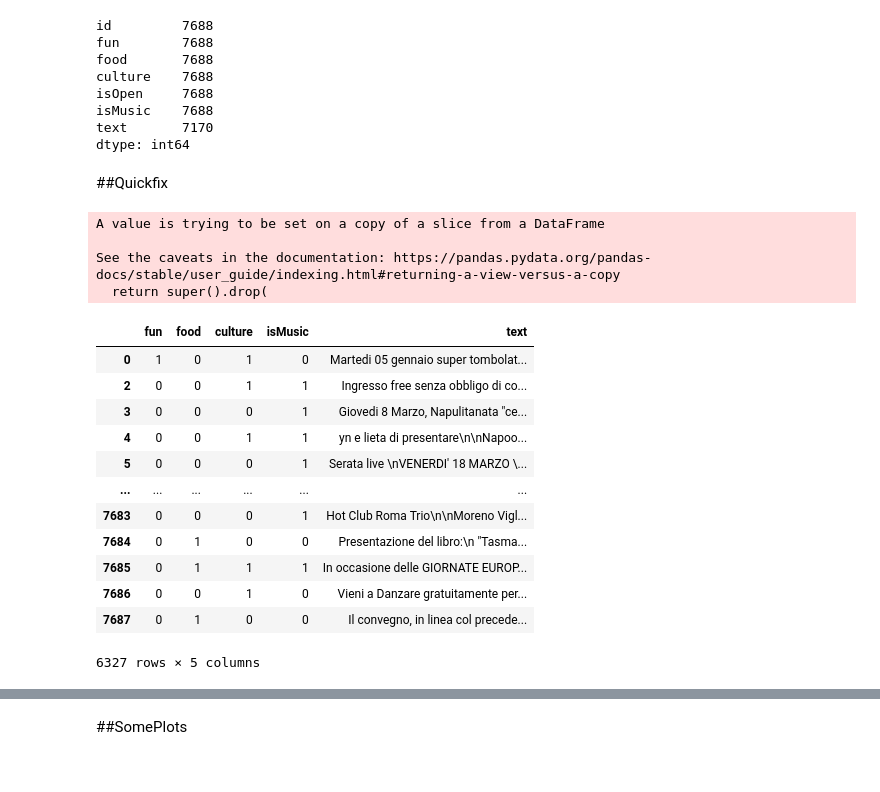
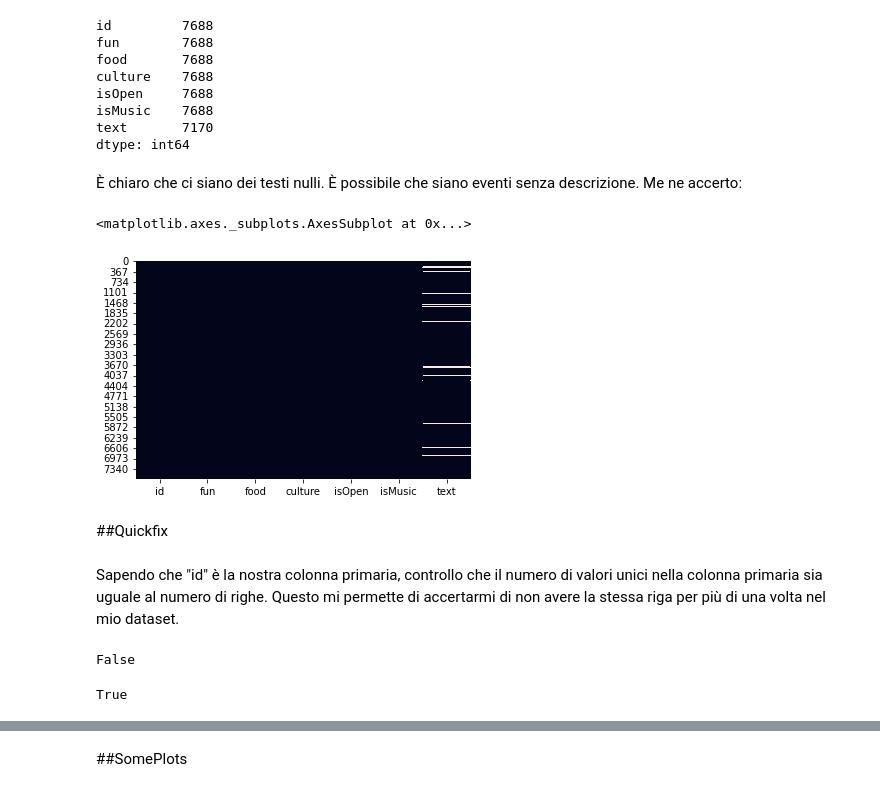
Before and after one commit to AleCongi/Esame-ICON-, a Jupyter notebook: ICON.ipynb, the cells around one changed output, grey strips where cells are left out. Drawn from its saved outputs; the diff is of its cells as text; code cells hidden in the pictures.

```diff
--- a/ICON.ipynb
+++ b/ICON.ipynb
@@ -39,8 +38,21 @@ isOpen     7688
 isMusic    7688
 text       7170
 dtype: int64
+# %% [markdown]
+È chiaro che ci siano dei testi nulli. È possibile che siano eventi senza descrizione. Me ne accerto:
+# %%
+sb.heatmap(tot.isna(), cbar=False)
+# %% [output]
+<matplotlib.axes._subplots.AxesSubplot at 0x...>
+[figure, added]
 # %% [markdown]
 ##Quickfix
+# %% [markdown]
+Sapendo che "id" è la nostra colonna primaria, controllo che il numero di valori unici nella colonna primaria sia uguale al numero di righe. Questo mi permette di accertarmi di non avere la stessa riga per più di una volta nel mio dataset.
+# %%
+tot['id'].nunique() == len(tot['id'])
+# %% [output]
+False
 # %%
 for index, row in tot.iterrows():
 
@@ -50,28 +62,12 @@ for index, row in tot.iterrows():
   except AttributeError as ae:
     tot.drop(tot[tot['id'] == trashId].index, inplace=True)
 
+tot = tot.drop_duplicates(subset="id", keep='last')
 tot = tot.drop_duplicates(subset="text", keep='last')
-tot.drop('isOpen',inplace=True,axis=1)
-tot.drop('id',inplace=True,axis=1)
-tot
-# %% [output]
-A value is trying to be set on a copy of a slice from a DataFrame
-
-See the caveats in the documentation: https://pandas.pydata.org/pandas-docs/stable/user_guide/indexing.html#returning-a-view-versus-a-copy
-  return super().drop(
-|  | fun | food | culture | isMusic | text |
-| 0 | 1 | 0 | 1 | 0 | Martedi 05 gennaio super tombolat... |
-| 2 | 0 | 0 | 1 | 1 | Ingresso free senza obbligo di co... |
-| 3 | 0 | 0 | 0 | 1 | Giovedi 8 Marzo, Napulitanata "ce... |
-| 4 | 0 | 0 | 1 | 1 | yn e lieta di presentare\n\nNapoo... |
-| 5 | 0 | 0 | 0 | 1 | Serata live \nVENERDI' 18 MARZO \... |
-| ... | ... | ... | ... | ... | ... |
-| 7683 | 0 | 0 | 0 | 1 | Hot Club Roma Trio\n\nMoreno Vigl... |
-| 7684 | 0 | 1 | 0 | 0 | Presentazione del libro:\n "Tasma... |
-| 7685 | 0 | 1 | 1 | 1 | In occasione delle GIORNATE EUROP... |
-| 7686 | 0 | 0 | 1 | 0 | Vieni a Danzare gratuitamente per... |
-| 7687 | 0 | 1 | 0 | 0 | Il convegno, in linea col precede... |
-6327 rows × 5 columns
+# %%
+tot['id'].nunique() == len(tot['id'])
+# %% [output]
+True
 # %%
 tot.count()
 # %% [output]
```
Also changed, not shown: parts of 31 cells of this notebook.
